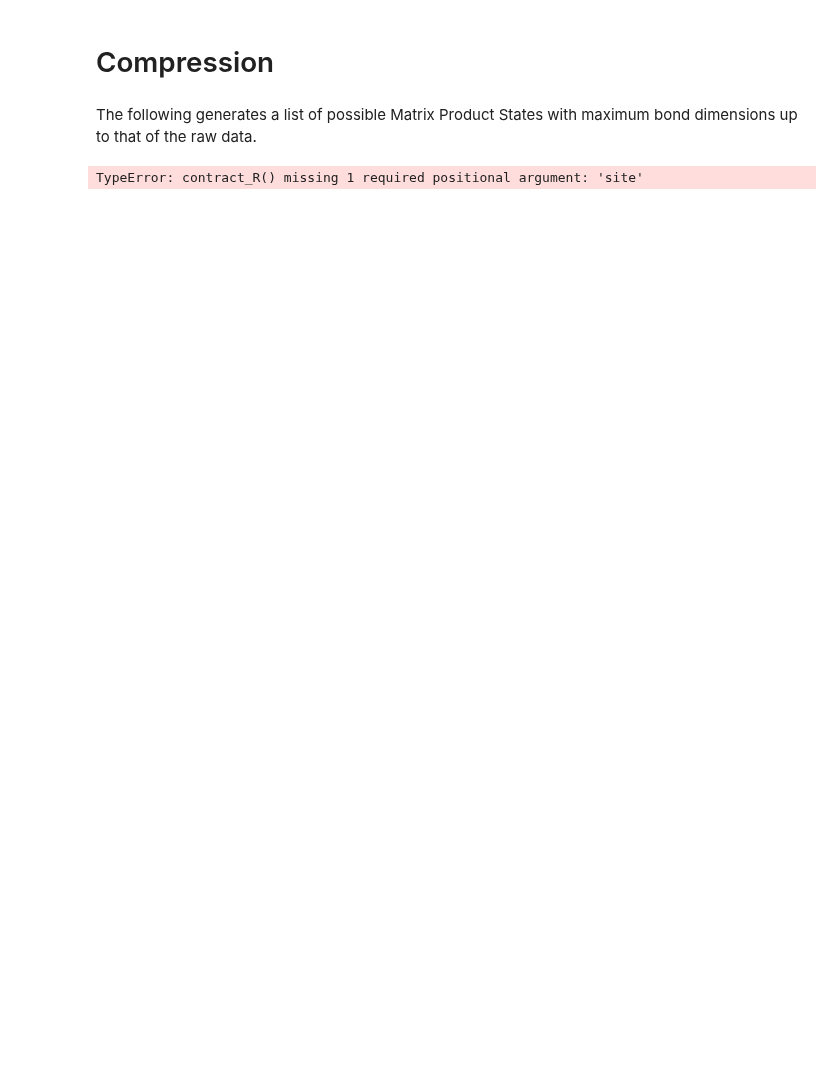
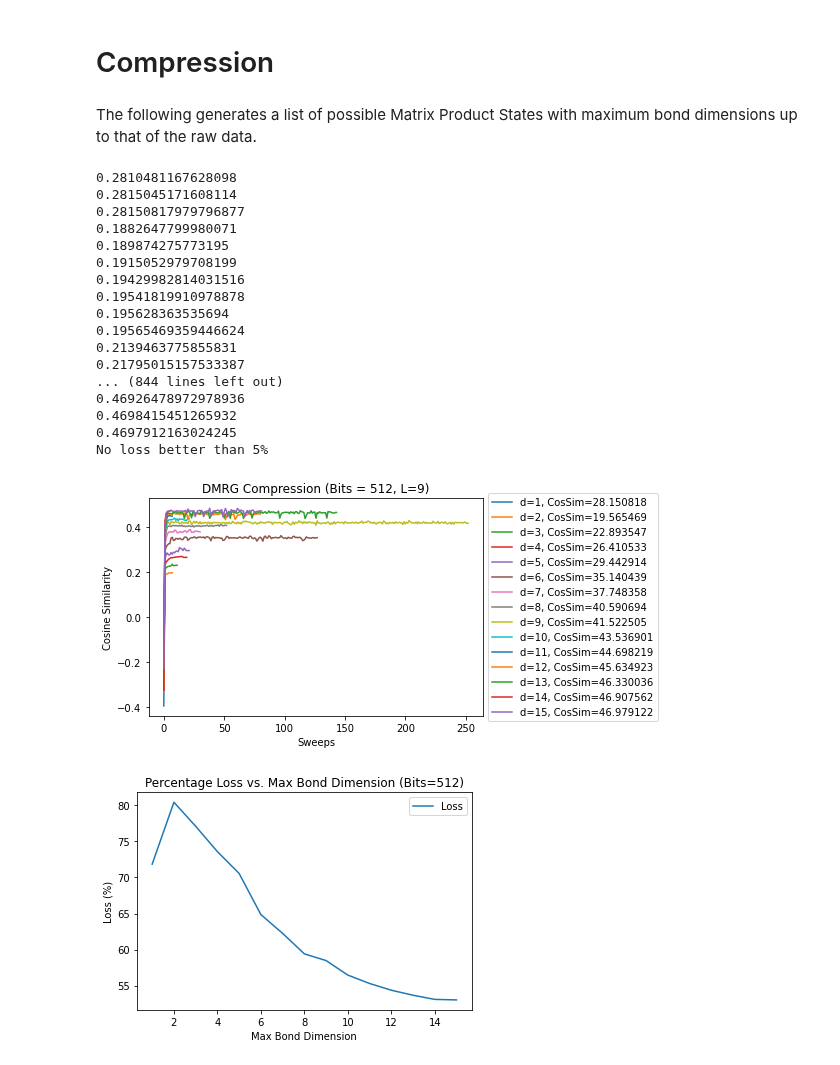
Before and after one commit to aaronleesander/DMRG-inspired-Algorithms-for-Neural-Network-Compression, a Jupyter notebook: main.ipynb, the cells around one changed output. Cells and saved outputs as stored; diff of their text form; code cells hidden in the pictures; blank space fills up the shorter version.

```diff
--- a/main.ipynb
+++ b/main.ipynb
@@ -35,9 +35,27 @@ data = init.initialize_random_normed_vector(length=512)
 d = 2
 raw_state = vector_to_left_canonical_MPS(data, phys_dim=d, num_sites=int(math.log(len(data), d)))
 # %%
-compressions, sim, loss = benchmark_compression(raw_state)
+compressions, sim, loss = benchmark_compression(raw_state, threshold=1e-8)
 # %% [output]
-TypeError: contract_R() missing 1 required positional argument: 'site'
+0.2810481167628098
+0.2815045171608114
+0.28150817979796877
+0.1882647799980071
+0.189874275773195
+0.1915052979708199
+0.19429982814031516
+0.19541819910978878
+0.195628363535694
+0.19565469359446624
+0.2139463775855831
+0.21795015157533387
+... (844 lines left out)
+0.46926478972978936
+0.4698415451265932
+0.4697912163024245
+No loss better than 5%
+[figure, added]
+[figure, added]
 # %%
 benchmark_compression_loss(raw_state, attempts=3)
 # %% [output]
```
Also changed, not shown: parts of 10 cells of this notebook, 3 other files.
